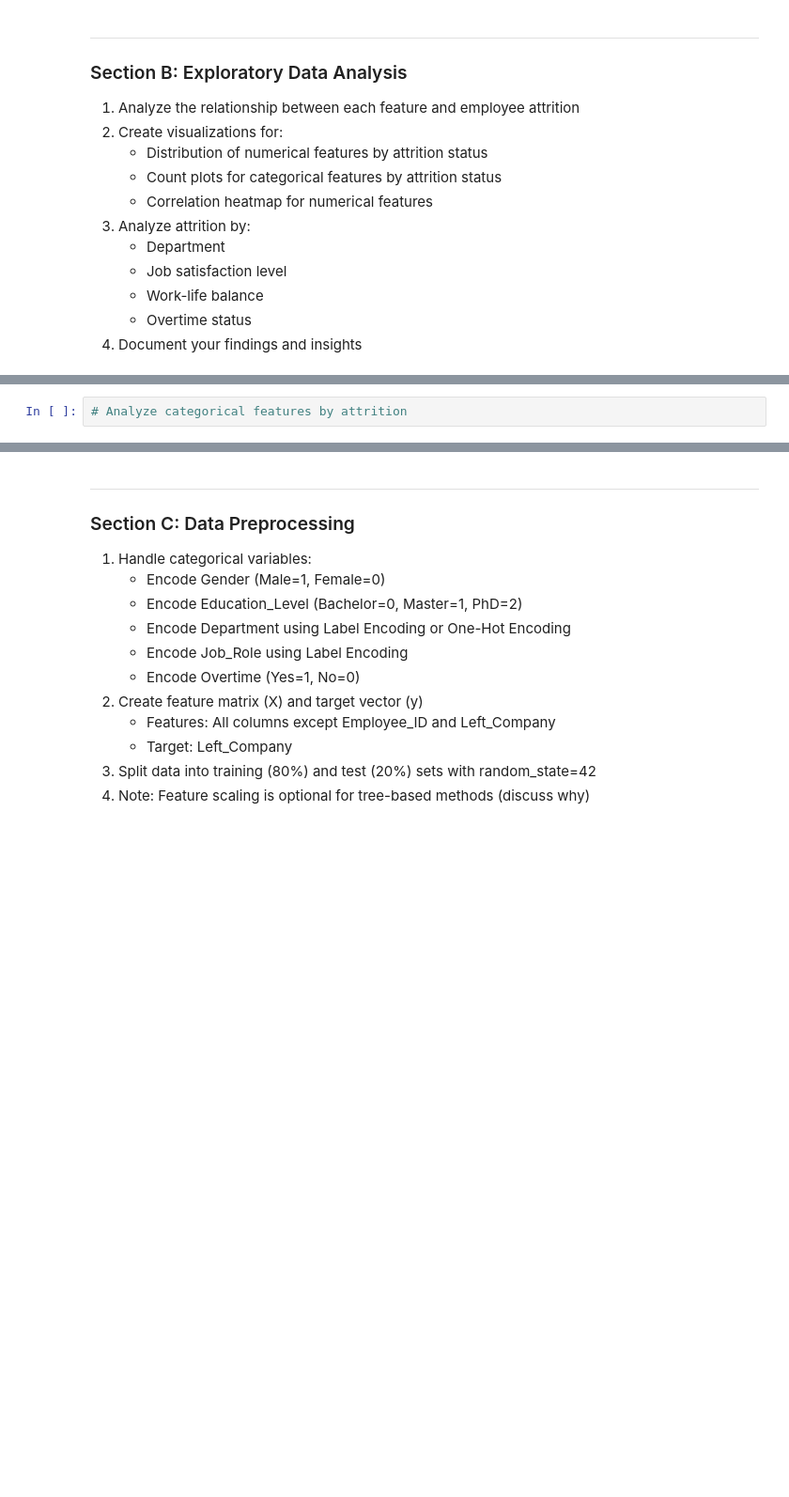
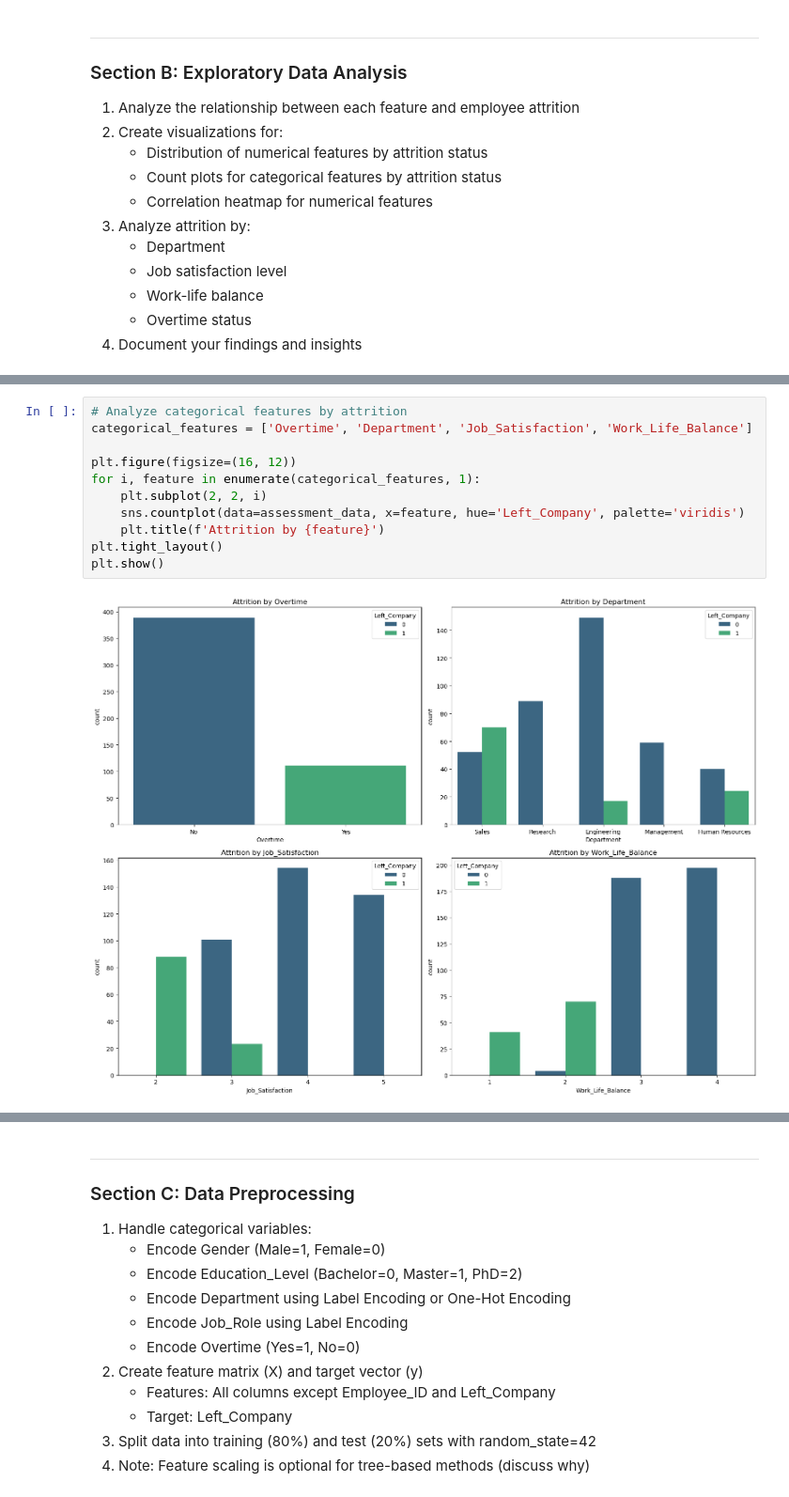
Before and after one commit to Blessing-Ekeh/dataraflow-week18-Classification--II-Decision-Trees-Random-Forests, a Jupyter notebook: Take Home.ipynb, the cells around one changed output, grey strips where cells are left out. Shown at 94% size. Saved outputs shown, nothing was run; the diff lists cells and outputs as text; blank space fills up the shorter version.

```diff
--- a/Take Home.ipynb
+++ b/Take Home.ipynb
@@ -1196,4 +1283,15 @@ This assessment evaluates your ability to apply all the tree-based classificatio
 # %%
 # Analyze categorical features by attrition
+categorical_features = ['Overtime', 'Department', 'Job_Satisfaction', 'Work_Life_Balance']
+
+plt.figure(figsize=(16, 12))
+for i, feature in enumerate(categorical_features, 1):
+    plt.subplot(2, 2, i)
+    sns.countplot(data=assessment_data, x=feature, hue='Left_Company', palette='viridis')
+    plt.title(f'Attrition by {feature}')
+plt.tight_layout()
+plt.show()
+# %% [output]
+[figure, added]
 # %%
 # Create correlation heatmap
```
Also changed, not shown: parts of 27 cells of this notebook.
